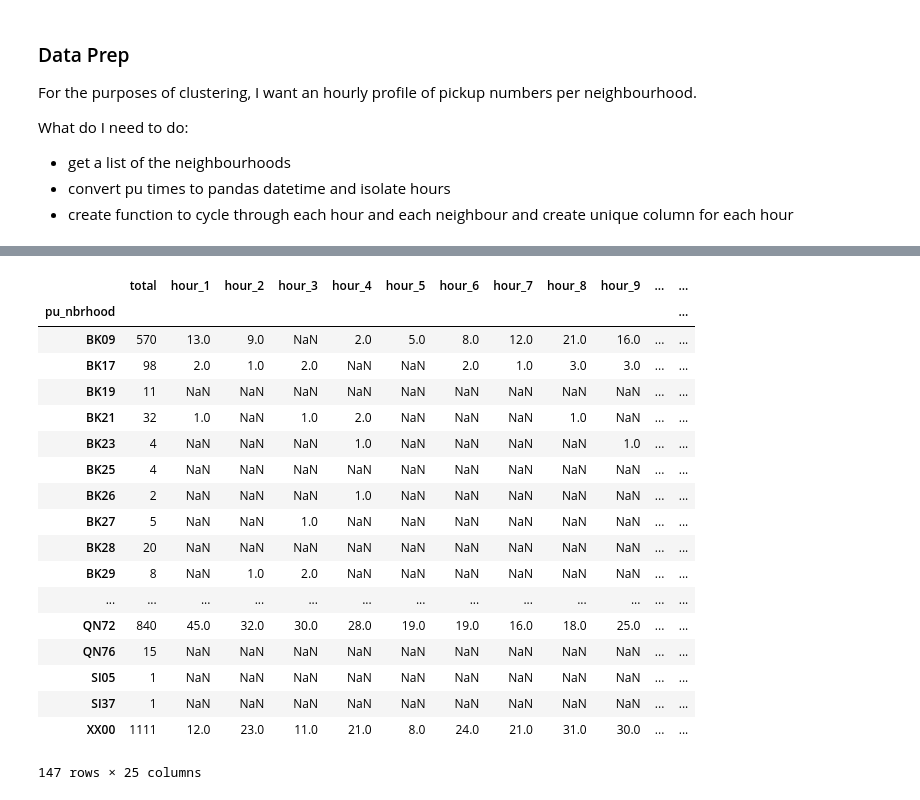
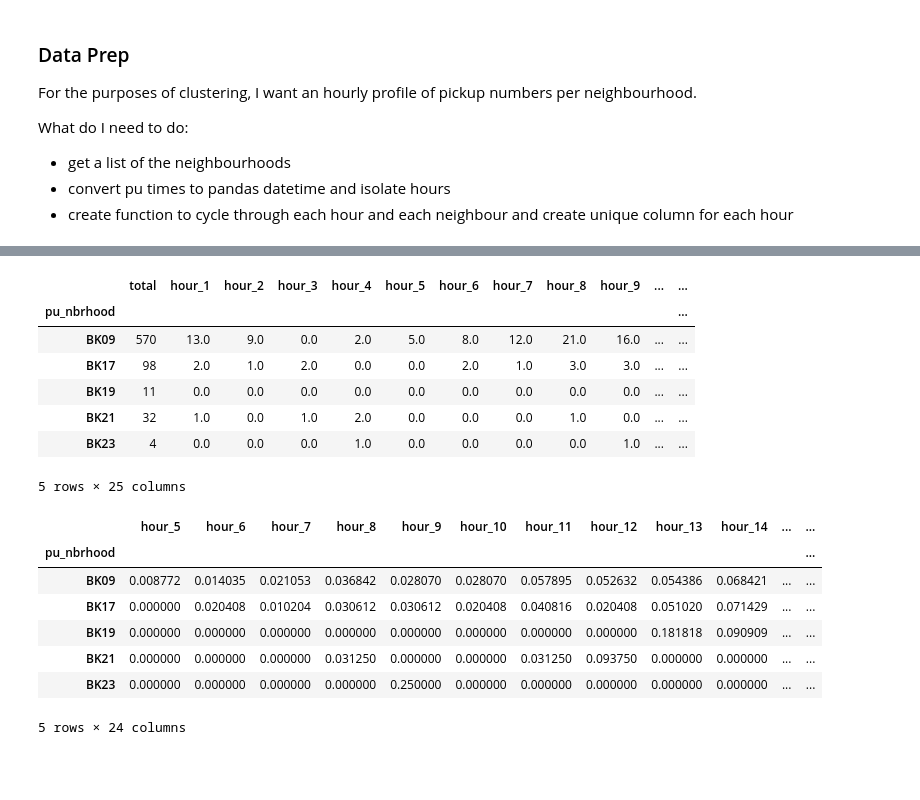
Before and after one commit to mcsweena/NYC_Green_Taxi_Analysis, a Jupyter notebook: notebooks/neighbourhood_similarity_clustering.ipynb, the cells around one changed output, grey strips where cells are left out. Cells and saved outputs as stored; diff of their text form; code cells hidden in the pictures; blank space fills up the shorter version.

```diff
--- a/notebooks/neighbourhood_similarity_clustering.ipynb
+++ b/notebooks/neighbourhood_similarity_clustering.ipynb
@@ -110,26 +123,15 @@ for i in range(1, 25):
     df_temp = df_temp.loc[:, temp_name]
     df_temp = df_temp.to_frame()
     count_df = count_df.join(df_temp, how='left')
-# %%
-count_df
-count_df
-# %% [output]
-|  | total | hour_1 | hour_2 | hour_3 | hour_4 | hour_5 | hour_6 | hour_7 | hour_8 | hour_9 | ... | ... |
-| pu_nbrhood |  |  |  |  |  |  |  |  |  |  |  | ... |
-| BK09 | 570 | 13.0 | 9.0 | NaN | 2.0 | 5.0 | 8.0 | 12.0 | 21.0 | 16.0 | ... | ... |
-| BK17 | 98 | 2.0 | 1.0 | 2.0 | NaN | NaN | 2.0 | 1.0 | 3.0 | 3.0 | ... | ... |
-| BK19 | 11 | NaN | NaN | NaN | NaN | NaN | NaN | NaN | NaN | NaN | ... | ... |
-| BK21 | 32 | 1.0 | NaN | 1.0 | 2.0 | NaN | NaN | NaN | 1.0 | NaN | ... | ... |
-| BK23 | 4 | NaN | NaN | NaN | 1.0 | NaN | NaN | NaN | NaN | 1.0 | ... | ... |
-| BK25 | 4 | NaN | NaN | NaN | NaN | NaN | NaN | NaN | NaN | NaN | ... | ... |
-| BK26 | 2 | NaN | NaN | NaN | 1.0 | NaN | NaN | NaN | NaN | NaN | ... | ... |
-| BK27 | 5 | NaN | NaN | 1.0 | NaN | NaN | NaN | NaN | NaN | NaN | ... | ... |
-| BK28 | 20 | NaN | NaN | NaN | NaN | NaN | NaN | NaN | NaN | NaN | ... | ... |
-| BK29 | 8 | NaN | 1.0 | 2.0 | NaN | NaN | NaN | NaN | NaN | NaN | ... | ... |
-| ... | ... | ... | ... | ... | ... | ... | ... | ... | ... | ... | ... | ... |
-| QN72 | 840 | 45.0 | 32.0 | 30.0 | 28.0 | 19.0 | 19.0 | 16.0 | 18.0 | 25.0 | ... | ... |
-| QN76 | 15 | NaN | NaN | NaN | NaN | NaN | NaN | NaN | NaN | NaN | ... | ... |
-| SI05 | 1 | NaN | NaN | NaN | NaN | NaN | NaN | NaN | NaN | NaN | ... | ... |
-| SI37 | 1 | NaN | NaN | NaN | NaN | NaN | NaN | NaN | NaN | NaN | ... | ... |
-| XX00 | 1111 | 12.0 | 23.0 | 11.0 | 21.0 | 8.0 | 24.0 | 21.0 | 31.0 | 30.0 | ... | ... |
-147 rows × 25 columns
+# %%
+count_df.fillna(0, inplace=True)
+count_df.head()
+# %% [output]
+|  | total | hour_1 | hour_2 | hour_3 | hour_4 | hour_5 | hour_6 | hour_7 | hour_8 | hour_9 | ... | ... |
+| pu_nbrhood |  |  |  |  |  |  |  |  |  |  |  | ... |
+| BK09 | 570 | 13.0 | 9.0 | 0.0 | 2.0 | 5.0 | 8.0 | 12.0 | 21.0 | 16.0 | ... | ... |
+| BK17 | 98 | 2.0 | 1.0 | 2.0 | 0.0 | 0.0 | 2.0 | 1.0 | 3.0 | 3.0 | ... | ... |
+| BK19 | 11 | 0.0 | 0.0 | 0.0 | 0.0 | 0.0 | 0.0 | 0.0 | 0.0 | 0.0 | ... | ... |
+| BK21 | 32 | 1.0 | 0.0 | 1.0 | 2.0 | 0.0 | 0.0 | 0.0 | 1.0 | 0.0 | ... | ... |
+| BK23 | 4 | 0.0 | 0.0 | 0.0 | 1.0 | 0.0 | 0.0 | 0.0 | 0.0 | 1.0 | ... | ... |
+5 rows × 25 columns
@@ -135,0 +144,15 @@ count_df
+# %%
+# Reorder columns
+cols = final_df.columns.tolist()
+cols = cols[-22:] + cols[:-22]
+final_df = final_df[cols]
+final_df.head()
+# %% [output]
+|  | hour_5 | hour_6 | hour_7 | hour_8 | hour_9 | hour_10 | hour_11 | hour_12 | hour_13 | hour_14 | ... | ... |
+| pu_nbrhood |  |  |  |  |  |  |  |  |  |  |  | ... |
+| BK09 | 0.008772 | 0.014035 | 0.021053 | 0.036842 | 0.028070 | 0.028070 | 0.057895 | 0.052632 | 0.054386 | 0.068421 | ... | ... |
+| BK17 | 0.000000 | 0.020408 | 0.010204 | 0.030612 | 0.030612 | 0.020408 | 0.040816 | 0.020408 | 0.051020 | 0.071429 | ... | ... |
+| BK19 | 0.000000 | 0.000000 | 0.000000 | 0.000000 | 0.000000 | 0.000000 | 0.000000 | 0.000000 | 0.181818 | 0.090909 | ... | ... |
+| BK21 | 0.000000 | 0.000000 | 0.000000 | 0.031250 | 0.000000 | 0.000000 | 0.031250 | 0.093750 | 0.000000 | 0.000000 | ... | ... |
+| BK23 | 0.000000 | 0.000000 | 0.000000 | 0.000000 | 0.250000 | 0.000000 | 0.000000 | 0.000000 | 0.000000 | 0.000000 | ... | ... |
+5 rows × 24 columns
```
Also changed, not shown: parts of 12 cells of this notebook, 3 other files.
